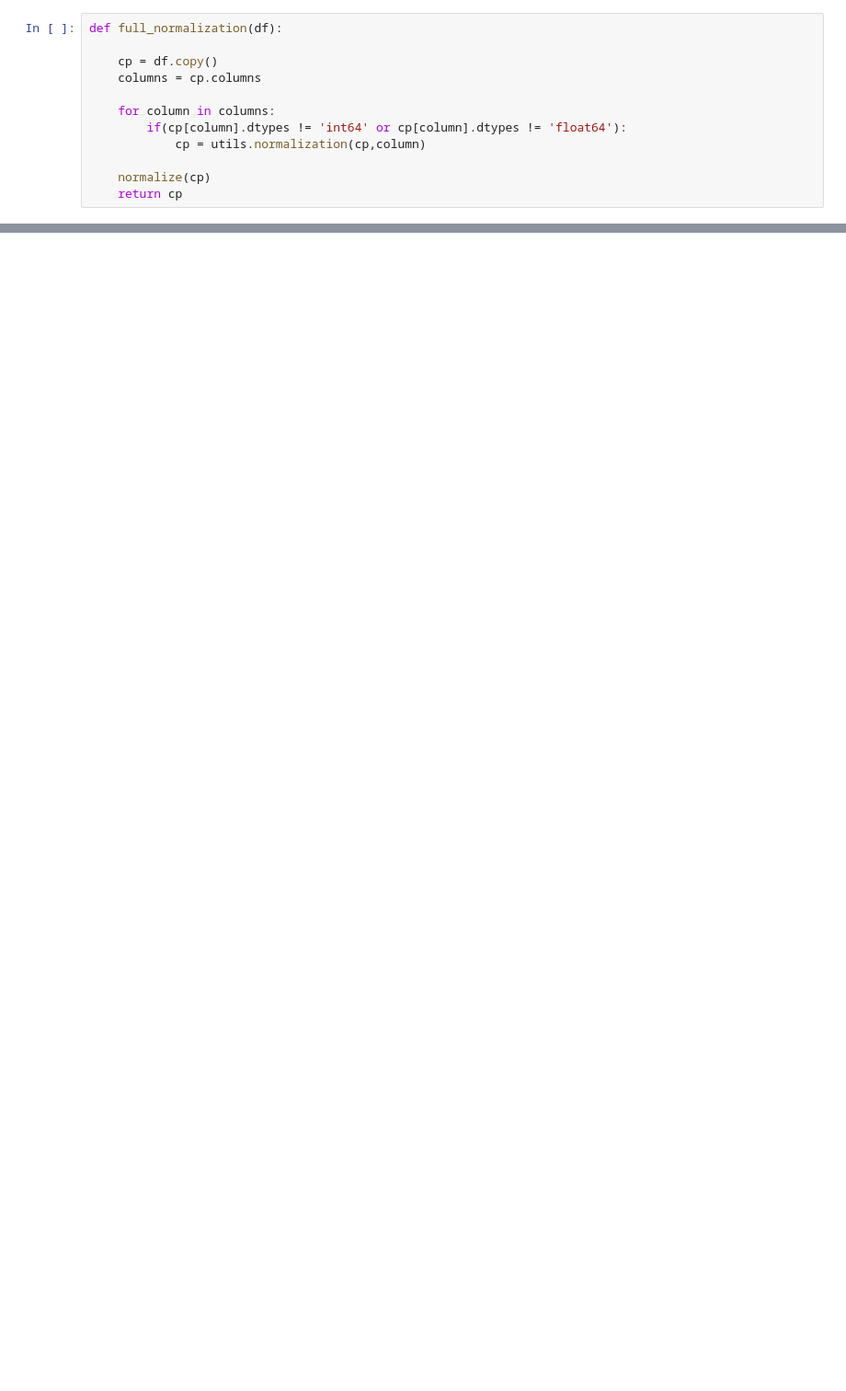
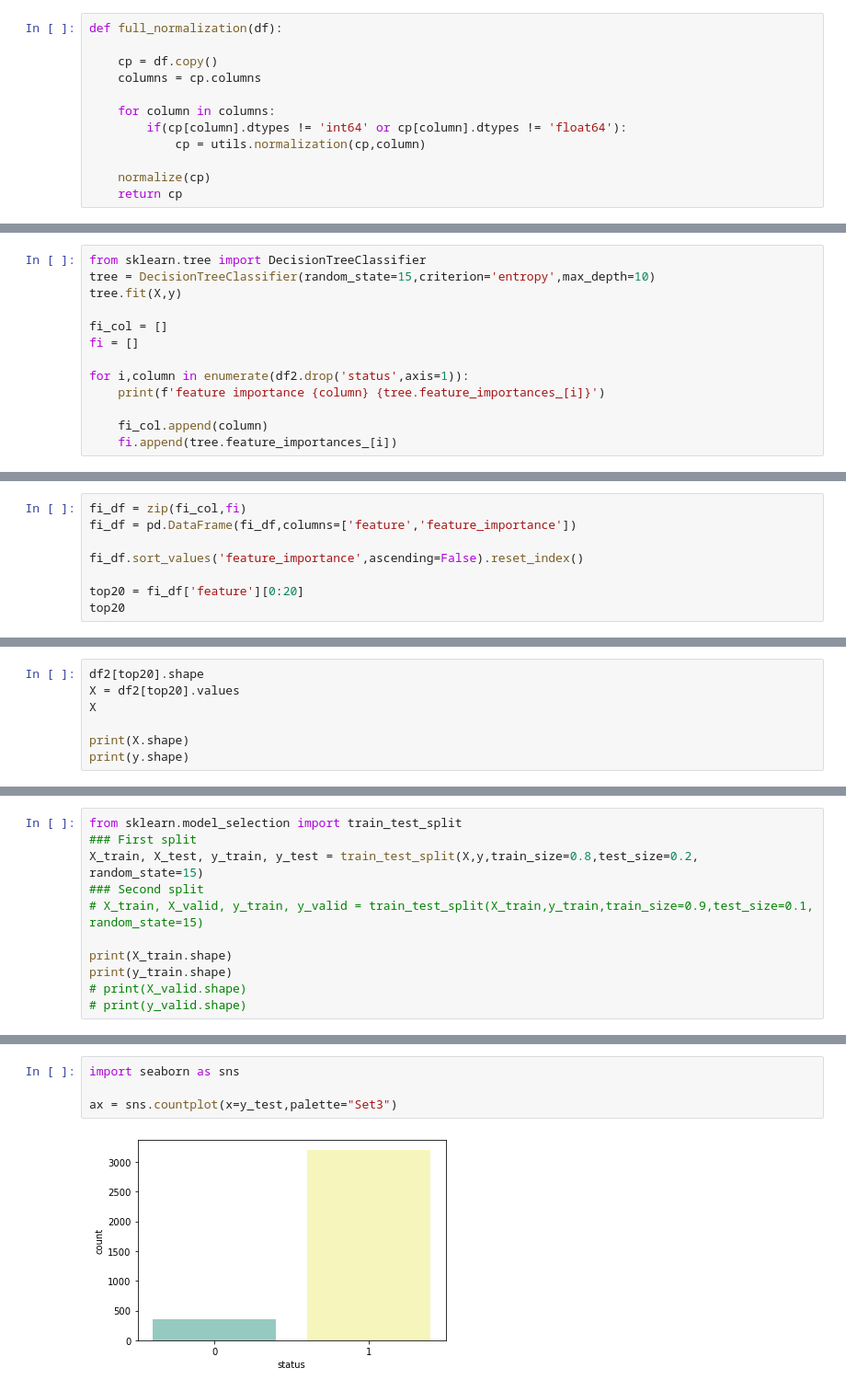
Before and after one commit to biam05/ac-feup, a Jupyter notebook: jupyters/hugo/final.ipynb, the cells around one changed output, grey strips where cells are left out. Shown at 92% size. Saved outputs shown, nothing was run; the diff lists cells and outputs as text; blank space fills up the shorter version.

Commit message:
First attempt at logistical regression
Quite failed :/

```diff
--- a/jupyters/hugo/final.ipynb
+++ b/jupyters/hugo/final.ipynb
@@ -147,0 +175,13 @@ def full_normalization(df):
+# %%
+from sklearn.tree import DecisionTreeClassifier
+tree = DecisionTreeClassifier(random_state=15,criterion='entropy',max_depth=10)
+tree.fit(X,y)
+
+fi_col = []
+fi = []
+
+for i,column in enumerate(df2.drop('status',axis=1)):
+    print(f'feature importance {column} {tree.feature_importances_[i]}')
+
+    fi_col.append(column)
+    fi.append(tree.feature_importances_[i])
@@ -147,0 +217,8 @@ def full_normalization(df):
+# %%
+fi_df = zip(fi_col,fi)
+fi_df = pd.DataFrame(fi_df,columns=['feature','feature_importance'])
+
+fi_df.sort_values('feature_importance',ascending=False).reset_index()
+
+top20 = fi_df['feature'][0:20]
+top20
@@ -147,0 +243,7 @@ def full_normalization(df):
+# %%
+df2[top20].shape
+X = df2[top20].values
+X
+
+print(X.shape)
+print(y.shape)
@@ -147,0 +253,11 @@ def full_normalization(df):
+# %%
+from sklearn.model_selection import train_test_split
+### First split
+X_train, X_test, y_train, y_test = train_test_split(X,y,train_size=0.8,test_size=0.2, random_state=15)
+### Second split
+# X_train, X_valid, y_train, y_valid = train_test_split(X_train,y_train,train_size=0.9,test_size=0.1, random_state=15)
+
+print(X_train.shape)
+print(y_train.shape)
+# print(X_valid.shape)
+# print(y_valid.shape)
@@ -147,0 +267,6 @@ def full_normalization(df):
+# %%
+import seaborn as sns
+
+ax = sns.countplot(x=y_test,palette="Set3")
+# %% [output]
+[figure, added]
```
Also changed, not shown: parts of 15 cells of this notebook.
